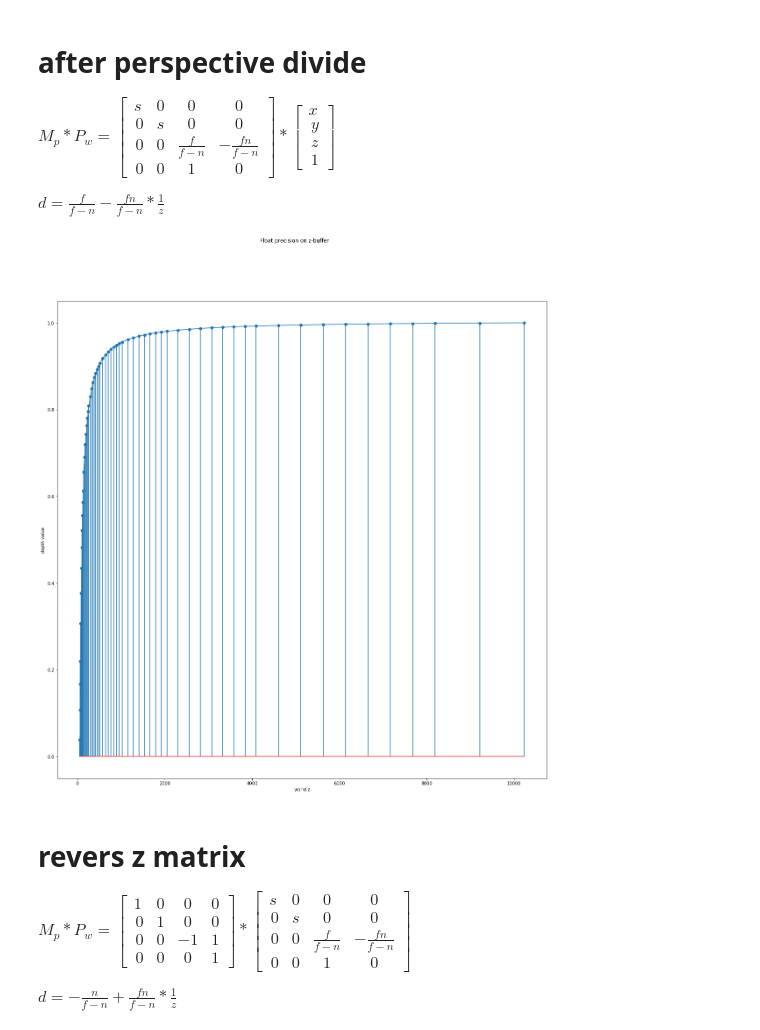
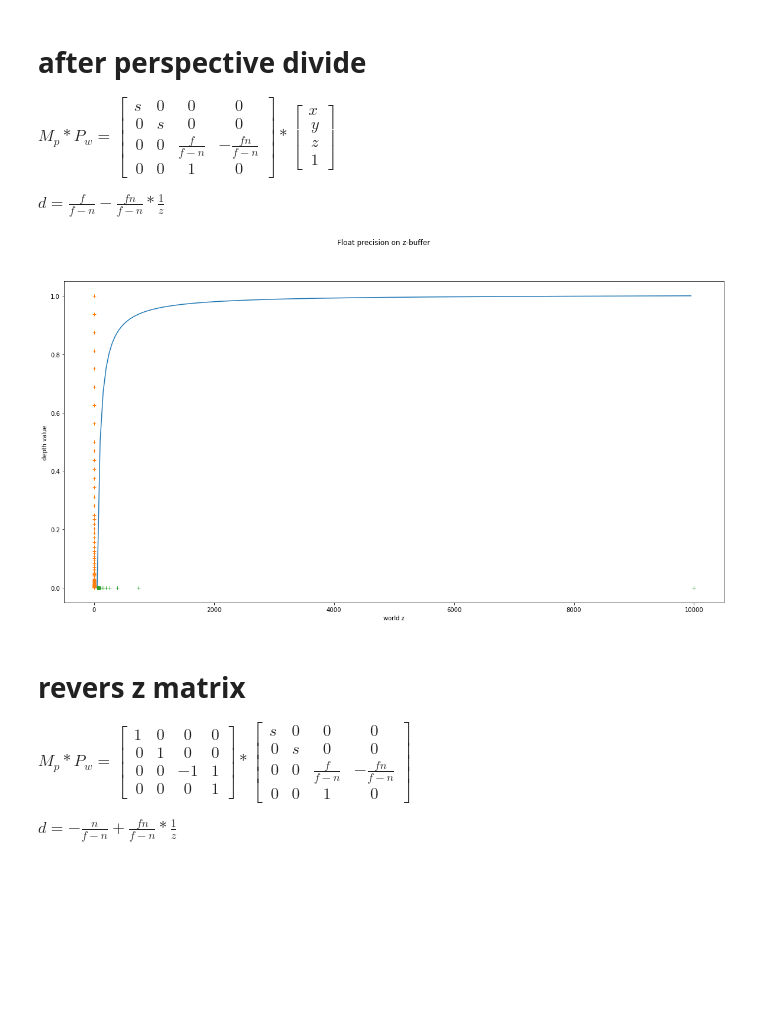
Before and after one commit to YaoTouGe/blog, a Jupyter notebook: python_notebooks/reverse_z.ipynb, the cells around one changed output. Drawn from its saved outputs; the diff is of its cells as text; code cells hidden in the pictures; blank space fills up the shorter version.

Commit message:
fix chart bug

```diff
--- a/python_notebooks/reverse_z.ipynb
+++ b/python_notebooks/reverse_z.ipynb
@@ -60,7 +60,7 @@ deltaBits = 0x1
 deltaMantissa = 0x1 << 20
 x = []
 exp = 0
-while(exp < 142):
+while(exp < 128):
     mantissa = 0
     while(mantissa < 2**23):
         x.append(assambleFloat32(0, exp, mantissa))
@@ -98,55 +98,55 @@ revz_b = -near/(far-near)
 
 def projZ(z):
     return b + a/z
+
+def invProjZ(d):
+    return a/(d - b)
+
 def slopeProjZ(z):
     return -a/z/z
 def truncateList(min, max, l):
     minIdx = 0
     maxIdx = 0
     for i,x in enumerate(l):
         if x >= min:
             minIdx = i
             break
     for i,x in enumerate(l):
         if x >=max:
             maxIdx = i + 1
             break
     return l[minIdx: maxIdx]
 def reversedProjZ(z):
     return revz_b + revz_a / z
-star = mpath.Path.unit_regular_star(6)
-circle = mpath.Path.unit_circle()
-# concatenate the circle with an internal cutout of the star
-verts = np.concatenate([circle.vertices, star.vertices[::-1, ...]])
-codes = np.concatenate([circle.codes, star.codes])
-cut_star = mpath.Path(verts, codes)
+def invReversedProjZ(d):
+    return revz_a/(d - revz_b)
 
 # plt.plot(np.arange(10)**2, '-r')
-z = np.arange(near, far + 300, step = 100)
+z = np.arange(near, far, step = 50)
 y = [projZ(v) for v in z]
-slope = [slopeProjZ(v) for v in z]
+
+y_sample = truncateList(0, 1, x)
+x_sample = [0] * len(y_sample)
+
+inv_x_sample = [invProjZ(v) for v in y_sample]
+inv_y_sample = [0] * len(inv_x_sample)
 
 fig0, axs0 = plt.subplots(1, 1, figsize=(20, 10))
 fig0.suptitle('Float precision on z-buffer')
 
 axs0.plot(z, y)
-
-precisionX = truncateList(near, far, x)
-# zeros = [0] * len(precisionX)
-# axs0.plot(precisionX, zeros, linestyle="none", marker='|')
-
-stemY = [projZ(val) for val in precisionX]
-axs0.stem(precisionX, stemY)
+axs0.plot(x_sample, y_sample, linestyle="none", marker="+")
+axs0.plot(inv_x_sample, inv_y_sample, linestyle="none", marker="+")
 
 axs0.set_xlabel('world z')
 axs0.set_ylabel('depth value')
 
 plt.show()
 fig0.savefig("depth_precision.png", facecolor=(1,1,1,1))
 
 #math.degrees(math.atan(slope[0]))
 # %% [output]
-[figure, old version]
+[figure, new version]
 # %% [markdown]
 # revers z matrix
 
```
Also changed, not shown: parts of 3 cells of this notebook, 1 other file.
